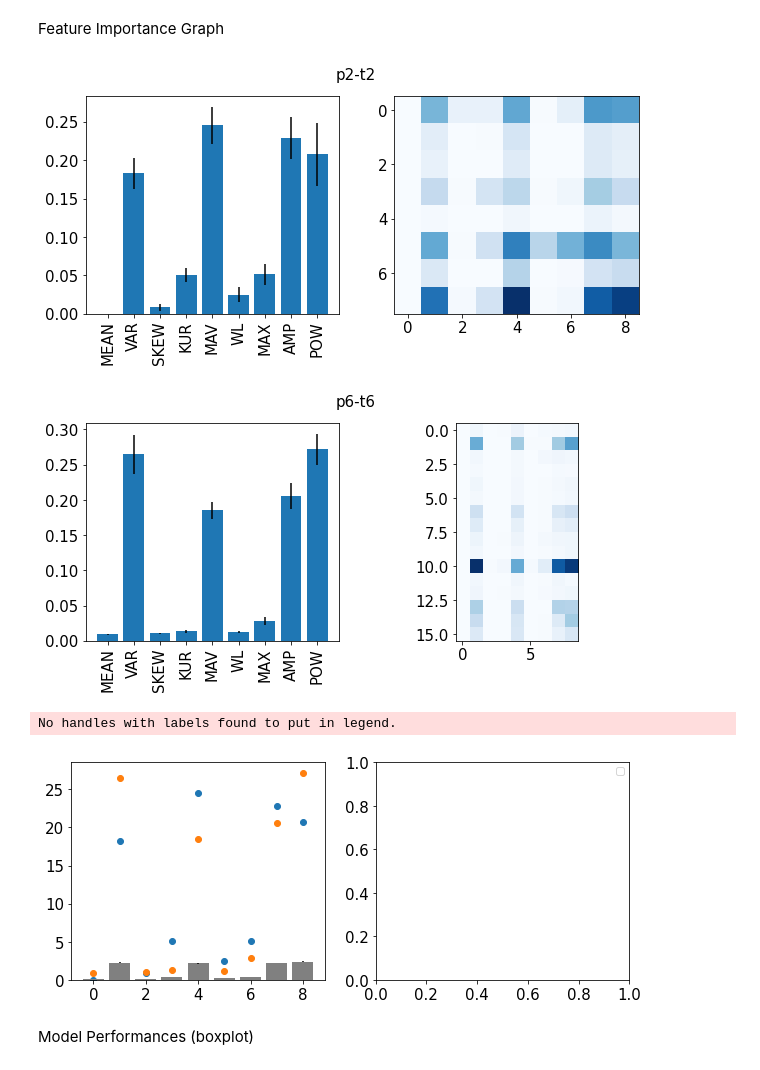
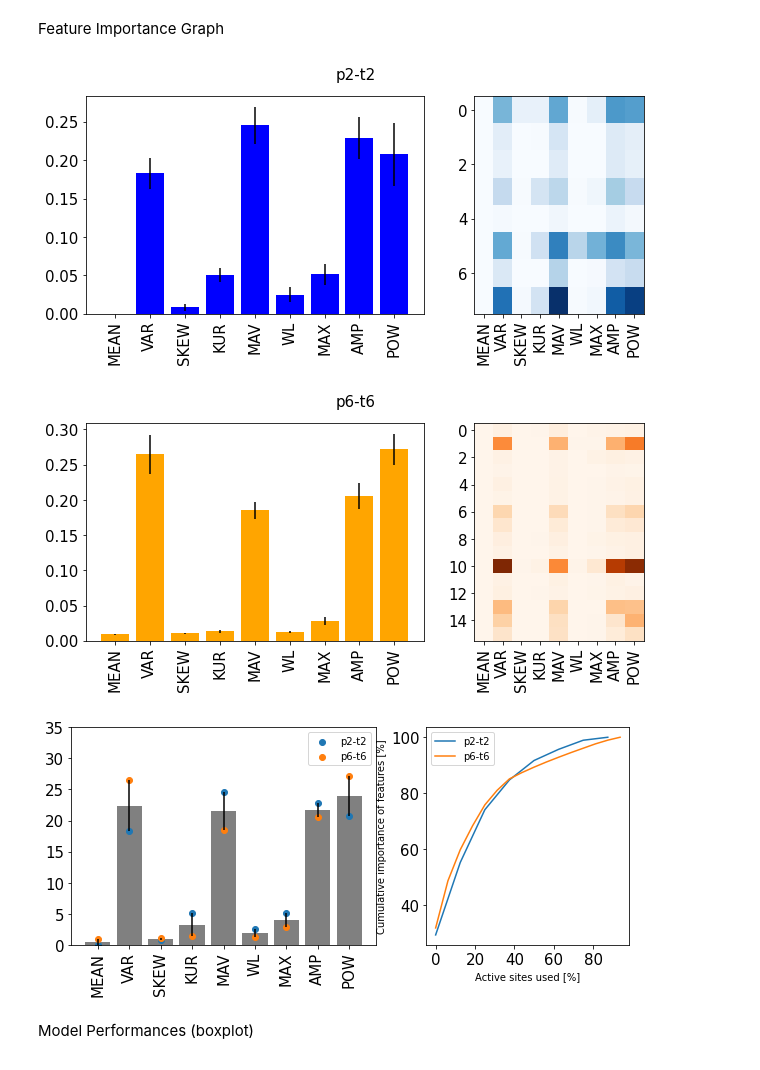
Before and after one commit to mrighi/NSSP-Miniprojects, a Jupyter notebook: Miniproject 3/miniproject-3.ipynb, the cells around one changed output. Saved outputs shown, nothing was run; the diff lists cells and outputs as text; code cells hidden in the pictures.

Commit message:
Created plots

```diff
--- a/Miniproject 3/miniproject-3.ipynb
+++ b/Miniproject 3/miniproject-3.ipynb
@@ -603,7 +605,7 @@ fig, ax = plt.subplots(2,2,figsize=(20,12))
 n = 15 # fontsize
 
 for i, classifier_class in enumerate(classifiers_list):
-	ax[i%2][i//2].set_ylim([0,110])
+	ax[i%2][i//2].set_ylim([50,105])
 	ax[i%2][i//2].set_xlim([50,1000])
 	ax[i%2][i//2].set_xlabel('Time window length [ms]', fontsize=n)
 	ax[i%2][i//2].set_xticks(np.arange(100, 1100, step=100))
@@ -630,12 +740,11 @@ Confusion Matrices
 # %%
-plt.figure(figsize=(25,22))
-plt.subplots_adjust(hspace=0.5)
-plt.suptitle("Confusion Matrices", fontsize=18, y=0.95)
 n = 1
 classifier = ["RF", "RF", "KNN", "KNN", "SVC", "SVC", "MLP", "MLP"]
 labels = ["Baseline", "BPC", "RRC", "TVC"]
 
 for classifier_class in classifiers_list:
+    plt.figure()
+    plt.title(classifier_class.__name__, fontsize=15)
 	for pig, pig_data in results.items():
 		avg_confusion = np.zeros((4,4))
 		for fold_index in range(10):
@@ -653,5 +762,6 @@ for classifier_class in classifiers_list:
 
 		n += 1
 
+# plt.rc('axes', labelsize=15)
 plt.subplots_adjust(wspace=-0.4)
 plt.show()
@@ -662,40 +770,68 @@ Feature Importance Graph
 # %%
 pig_importances = np.empty((2,9))
 i=0
+cmaps = ['Blues', 'Oranges']
+colors = ['blue', 'orange']
 for pig, pig_data in results.items():
 	#plt.figure(i, figsize=(8, 6), dpi=80)
-	fig, ax = plt.subplots(1,2,figsize=(10,4))
+	fig, ax = plt.subplots(1,2,figsize=(10,4), gridspec_kw={'width_ratios': [2, 1]})
 	importances = np.empty((10,9))
-	n_channels = int(results[pig][0.3*fs][fold_index]["RandomForestClassifier"]['feature_importances'].shape[0]/9)
+	n_channels = int(results[pig][0.3*fs][0]["RandomForestClassifier"]['feature_importances'].shape[0]/9)
 	matrix_importances = np.empty((10,n_channels,9))
 	for fold_index in range(10):
 		matrix_importances[fold_index, :, :] = results[pig][0.3*fs][fold_index]["RandomForestClassifier"]['feature_importances'].reshape((-1,9))
 		importances[fold_index,:] = matrix_importances[fold_index, :, :].sum(axis=0)
 
 	matrix_importances = matrix_importances.mean(axis=0)
-	ax[1].imshow(matrix_importances,  cmap='Blues')
+	ax[1].imshow(matrix_importances,  cmap=cmaps[i], aspect='auto')
 	mean_importances = np.mean(importances, axis=0)
 	std_importances = np.std(importances, axis=0)
 	pig_importances[i,:] = mean_importances
-	ax[0].bar(np.arange(9), mean_importances, yerr=std_importances)
+	ax[0].bar(np.arange(9), mean_importances, yerr=std_importances, color = colors[i])
 	plt.suptitle(pig, fontsize=15)
 	ticks = ['MEAN', 'VAR', 'SKEW', 'KUR', 'MAV', 'WL', 'MAX', 'AMP', 'POW']
 	ax[0].set_xticks(range(len(ticks)))
 	ax[0].set_xticklabels(ticks, rotation=90)
+	ax[1].set_xticks(range(len(ticks)))
+	ax[1].set_xticklabels(ticks, rotation=90)
+	ax[1].set_yticks(np.arange(0,int(n_channels), 2))
+	ax[1].set_yticklabels(np.arange(0,int(n_channels), 2))
 	plt.show()
 	i+=1
 
-fig, ax = plt.subplots(1,2,figsize=(10,4))
-ax[0].bar(np.arange(9), np.mean(pig_importances, axis=0)*10, yerr = np.std(pig_importances, axis=0), color = 'grey')
-ax[0].scatter(np.arange(9), pig_importances[0,:]*100, label='p2-t2')
-ax[0].scatter(np.arange(9), pig_importances[1,:]*100, label='p6-t6')
-plt.legend()
+fig, ax = plt.subplots(1,2,figsize=(10,4), gridspec_kw={'width_ratios': [3, 2]})
+ax[0].bar(np.arange(9), np.mean(pig_importances, axis=0)*100, yerr = np.std(pig_importances, axis=0)*100, color = 'grey')
+pt1= ax[0].scatter(np.arange(9), pig_importances[0,:]*100)
+pt2= ax[0].scatter(np.arange(9), pig_importances[1,:]*100)
+ax[0].legend((pt1, pt2), ('p2-t2', 'p6-t6'))
+ax[0].set_ylim([0, 35])
+ticks = ['MEAN', 'VAR', 'SKEW', 'KUR', 'MAV', 'WL', 'MAX', 'AMP', 'POW']
+ax[0].set_xticks(range(len(ticks)))
+ax[0].set_xticklabels(ticks, rotation=90)
+
+for pig, pig_data in results.items():
+	n_channels = int(results[pig][0.3*fs][0]["RandomForestClassifier"]['feature_importances'].shape[0]/9)
+	matrix_importances = np.empty((10,n_channels,9))
+	for fold_index in range(10):
+		matrix_importances[fold_index, :, :] = results[pig][0.3*fs][fold_index]["RandomForestClassifier"]['feature_importances'].reshape((-1,9))
+	matrix_importances = matrix_importances.mean(axis=0) # average over folds
+	matrix_importances = matrix_importances.sum(axis=1) # sum over features
+	matrix_importances = np.sort(matrix_importances)
+	matrix_importances = np.flip(matrix_importances) # sort descending
+	cum_importances = np.empty(n_channels)
+	for i in range(n_channels):
+		cum_importances[i]=np.sum(matrix_importances[0:i+1])
+	percent_channels = np.arange(cum_importances.shape[0])/cum_importances.shape[0]*100
+	ax[1].plot(percent_channels, cum_importances*100, label = pig)
+	ax[1].set_xlabel('Active sites used [%]')
+	ax[1].set_ylabel('Cumulative importance of features [%]')
+	ax[1].set_xticks(np.arange(0, 100, 20))
+	ax[1].legend()
 plt.show()
 # %% [output]
-[figure, old version]
+[figure, new version]
-[figure, old version]
+[figure, new version]
-No handles with labels found to put in legend.
-[figure, old version]
+[figure, new version]
 # %% [markdown]
 Model Performances (boxplot)
 # %%
```
Also changed, not shown: parts of 11 cells of this notebook.
